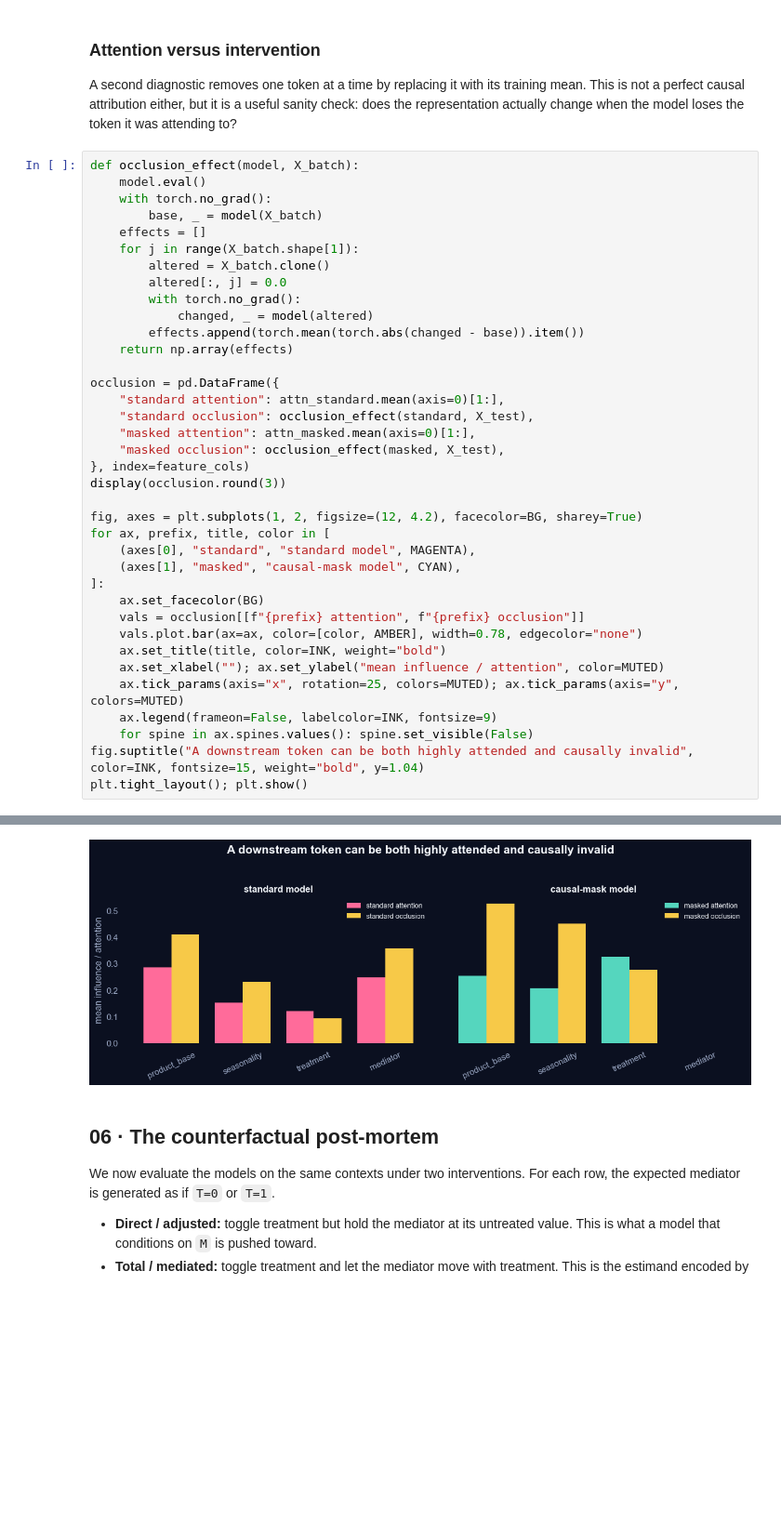
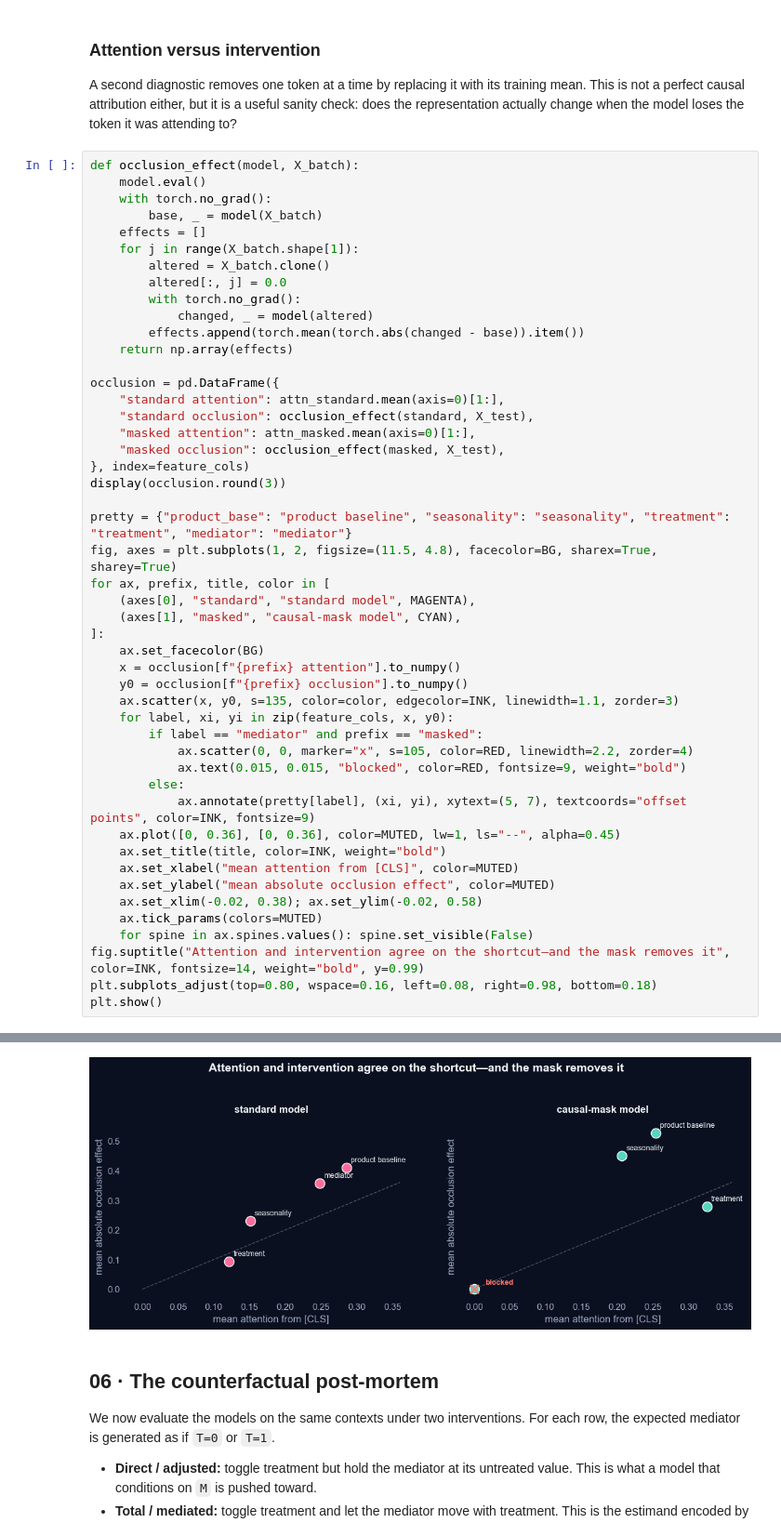
Before and after one commit to sandipdikshit/Causal-AI, a Jupyter notebook: attention_after_the_fact.ipynb, the cells around one changed output, grey strips where cells are left out. Shown at 93% size. Cells and saved outputs as stored; diff of their text form; blank space fills up the shorter version.

```diff
--- a/attention_after_the_fact.ipynb
+++ b/attention_after_the_fact.ipynb
@@ -439,42 +448,53 @@ def occlusion_effect(model, X_batch):
     effects = []
     for j in range(X_batch.shape[1]):
         altered = X_batch.clone()
         altered[:, j] = 0.0
         with torch.no_grad():
             changed, _ = model(altered)
         effects.append(torch.mean(torch.abs(changed - base)).item())
     return np.array(effects)
 
 occlusion = pd.DataFrame({
     "standard attention": attn_standard.mean(axis=0)[1:],
     "standard occlusion": occlusion_effect(standard, X_test),
     "masked attention": attn_masked.mean(axis=0)[1:],
     "masked occlusion": occlusion_effect(masked, X_test),
 }, index=feature_cols)
 display(occlusion.round(3))
 
-fig, axes = plt.subplots(1, 2, figsize=(12, 4.2), facecolor=BG, sharey=True)
+pretty = {"product_base": "product baseline", "seasonality": "seasonality", "treatment": "treatment", "mediator": "mediator"}
+fig, axes = plt.subplots(1, 2, figsize=(11.5, 4.8), facecolor=BG, sharex=True, sharey=True)
 for ax, prefix, title, color in [
     (axes[0], "standard", "standard model", MAGENTA),
     (axes[1], "masked", "causal-mask model", CYAN),
 ]:
     ax.set_facecolor(BG)
-    vals = occlusion[[f"{prefix} attention", f"{prefix} occlusion"]]
-    vals.plot.bar(ax=ax, color=[color, AMBER], width=0.78, edgecolor="none")
+    x = occlusion[f"{prefix} attention"].to_numpy()
+    y0 = occlusion[f"{prefix} occlusion"].to_numpy()
+    ax.scatter(x, y0, s=135, color=color, edgecolor=INK, linewidth=1.1, zorder=3)
+    for label, xi, yi in zip(feature_cols, x, y0):
+        if label == "mediator" and prefix == "masked":
+            ax.scatter(0, 0, marker="x", s=105, color=RED, linewidth=2.2, zorder=4)
+            ax.text(0.015, 0.015, "blocked", color=RED, fontsize=9, weight="bold")
+        else:
+            ax.annotate(pretty[label], (xi, yi), xytext=(5, 7), textcoords="offset points", color=INK, fontsize=9)
+    ax.plot([0, 0.36], [0, 0.36], color=MUTED, lw=1, ls="--", alpha=0.45)
     ax.set_title(title, color=INK, weight="bold")
-    ax.set_xlabel(""); ax.set_ylabel("mean influence / attention", color=MUTED)
-    ax.tick_params(axis="x", rotation=25, colors=MUTED); ax.tick_params(axis="y", colors=MUTED)
-    ax.legend(frameon=False, labelcolor=INK, fontsize=9)
+    ax.set_xlabel("mean attention from [CLS]", color=MUTED)
+    ax.set_ylabel("mean absolute occlusion effect", color=MUTED)
+    ax.set_xlim(-0.02, 0.38); ax.set_ylim(-0.02, 0.58)
+    ax.tick_params(colors=MUTED)
     for spine in ax.spines.values(): spine.set_visible(False)
-fig.suptitle("A downstream token can be both highly attended and causally invalid", color=INK, fontsize=15, weight="bold", y=1.04)
-plt.tight_layout(); plt.show()
+fig.suptitle("Attention and intervention agree on the shortcut—and the mask removes it", color=INK, fontsize=14, weight="bold", y=0.99)
+plt.subplots_adjust(top=0.80, wspace=0.16, left=0.08, right=0.98, bottom=0.18)
+plt.show()
 # %% [output]
 |  | standard attention | standard occlusion | masked attention | masked occlusion |
 | product_base | 0.286 | 0.410 | 0.254 | 0.527 |
 | seasonality | 0.151 | 0.230 | 0.207 | 0.450 |
 | treatment | 0.121 | 0.094 | 0.326 | 0.278 |
 | mediator | 0.248 | 0.357 | 0.000 | 0.000 |
-[figure, old version]
+[figure, new version]
 # %% [markdown]
 ## 06 · The counterfactual post-mortem
 
```
Also changed, not shown: parts of 11 cells of this notebook, 1 other file.
